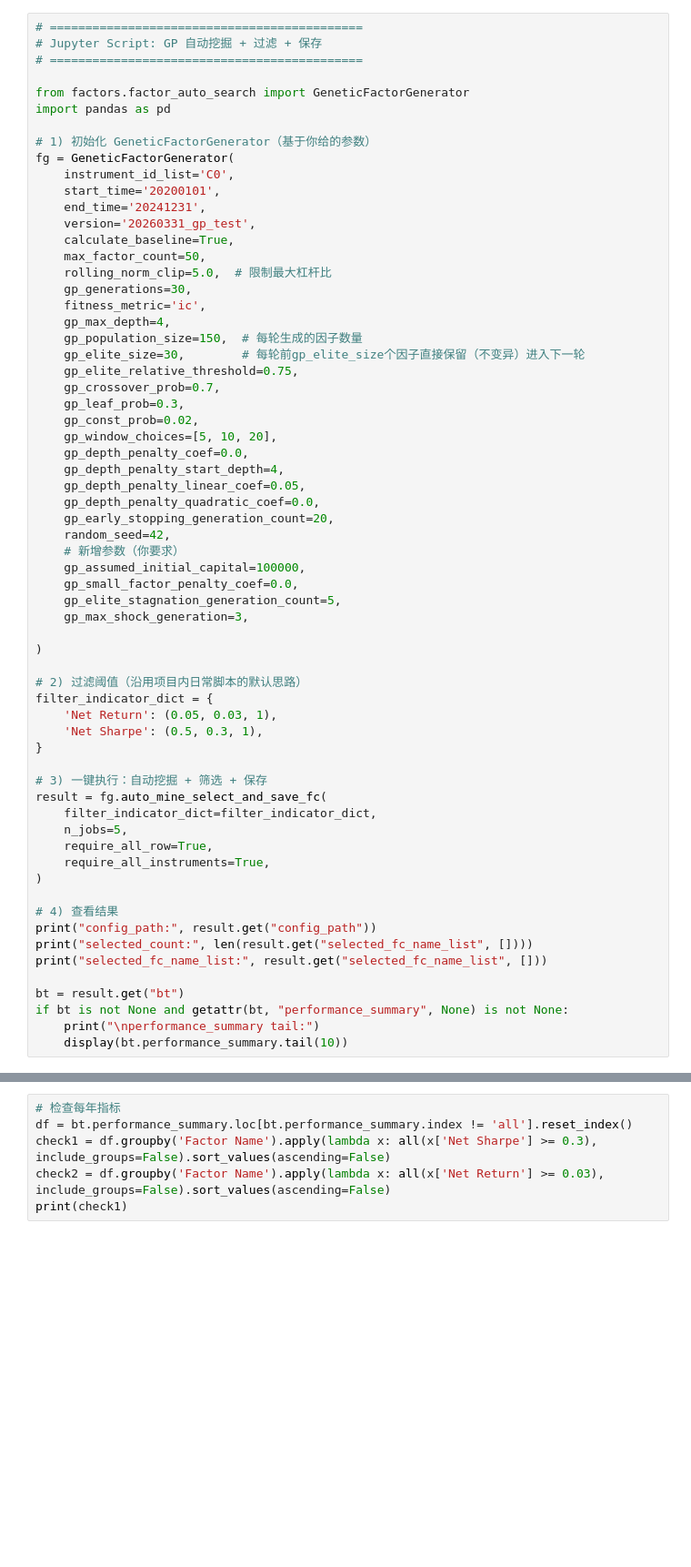
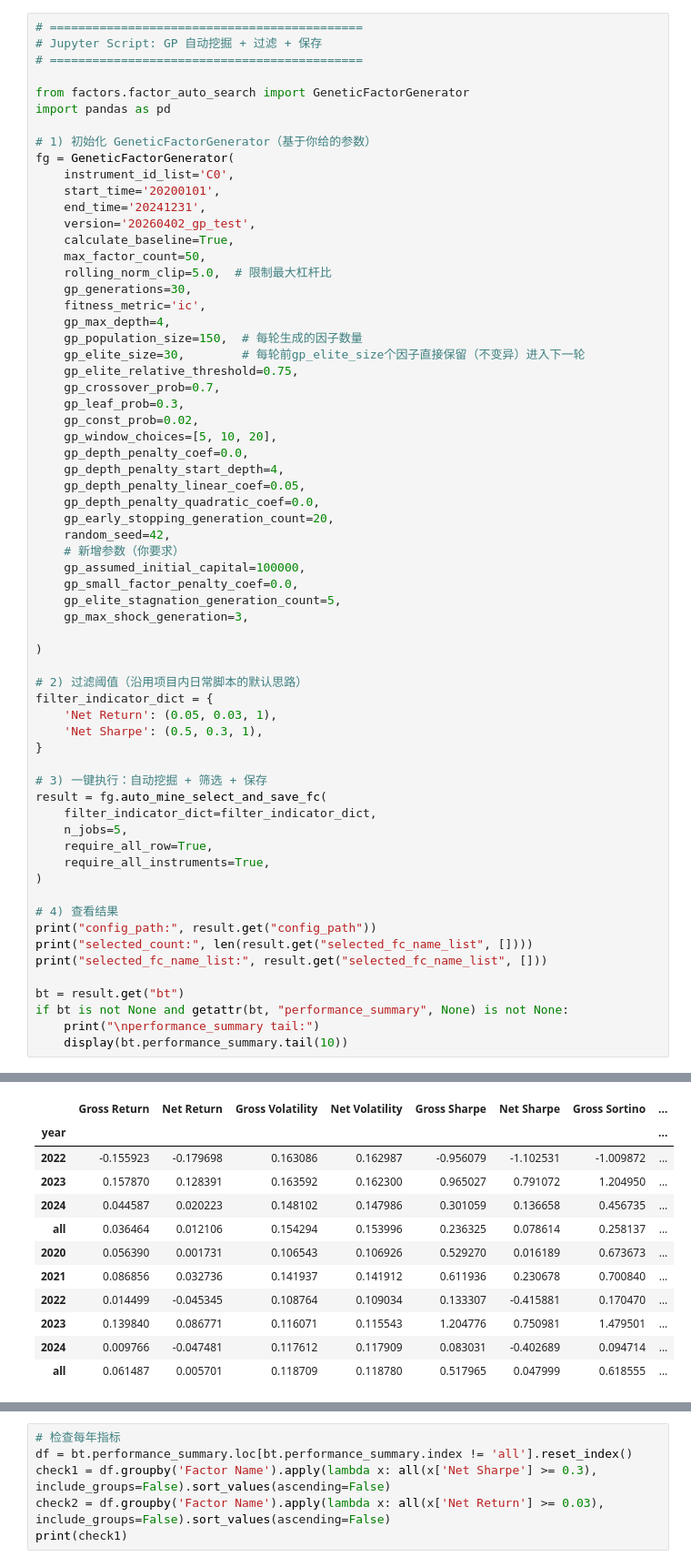
Before and after one commit to leoweng111/lionet, a Jupyter notebook: notebook/factor_automine_20260327.ipynb, the cells around one changed output, grey strips where cells are left out. Shown at 91% size. Saved outputs shown, nothing was run; the diff lists cells and outputs as text; blank space fills up the shorter version.

```diff
--- a/notebook/factor_automine_20260327.ipynb
+++ b/notebook/factor_automine_20260327.ipynb
@@ -11,7 +11,7 @@ fg = GeneticFactorGenerator(
     instrument_id_list='C0',
     start_time='20200101',
     end_time='20241231',
-    version='20260331_gp_test',
+    version='20260402_gp_test',
     calculate_baseline=True,
     max_factor_count=50,
     rolling_norm_clip=5.0,  # 限制最大杠杆比
@@ -62,3 +62,4 @@ bt = result.get("bt")
 if bt is not None and getattr(bt, "performance_summary", None) is not None:
     print("\nperformance_summary tail:")
     display(bt.performance_summary.tail(10))
+# %% [output]
@@ -64,0 +71,12 @@ if bt is not None and getattr(bt, "performance_summary", None) is not None:
+|  | Gross Return | Net Return | Gross Volatility | Net Volatility | Gross Sharpe | Net Sharpe | Gross Sortino | ... |
+| year |  |  |  |  |  |  |  | ... |
+| 2022 | -0.155923 | -0.179698 | 0.163086 | 0.162987 | -0.956079 | -1.102531 | -1.009872 | ... |
+| 2023 | 0.157870 | 0.128391 | 0.163592 | 0.162300 | 0.965027 | 0.791072 | 1.204950 | ... |
+| 2024 | 0.044587 | 0.020223 | 0.148102 | 0.147986 | 0.301059 | 0.136658 | 0.456735 | ... |
+| all | 0.036464 | 0.012106 | 0.154294 | 0.153996 | 0.236325 | 0.078614 | 0.258137 | ... |
+| 2020 | 0.056390 | 0.001731 | 0.106543 | 0.106926 | 0.529270 | 0.016189 | 0.673673 | ... |
+| 2021 | 0.086856 | 0.032736 | 0.141937 | 0.141912 | 0.611936 | 0.230678 | 0.700840 | ... |
+| 2022 | 0.014499 | -0.045345 | 0.108764 | 0.109034 | 0.133307 | -0.415881 | 0.170470 | ... |
+| 2023 | 0.139840 | 0.086771 | 0.116071 | 0.115543 | 1.204776 | 0.750981 | 1.479501 | ... |
+| 2024 | 0.009766 | -0.047481 | 0.117612 | 0.117909 | 0.083031 | -0.402689 | 0.094714 | ... |
+| all | 0.061487 | 0.005701 | 0.118709 | 0.118780 | 0.517965 | 0.047999 | 0.618555 | ... |
```
Also changed, not shown: parts of 4 cells of this notebook, 3 other files.
